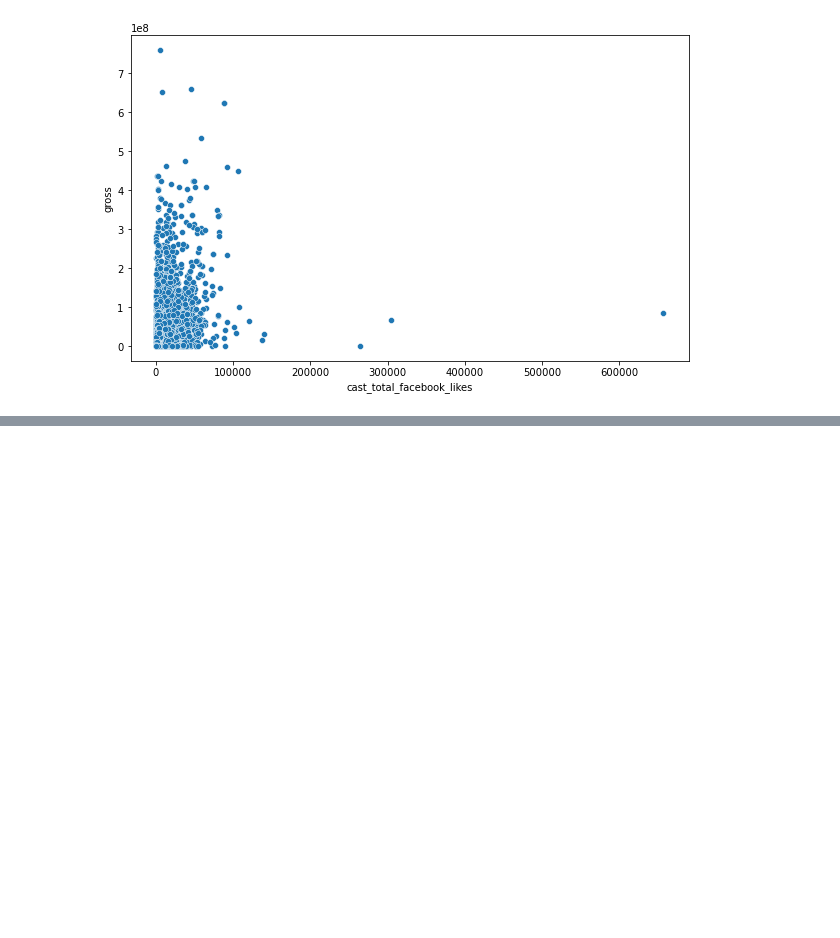
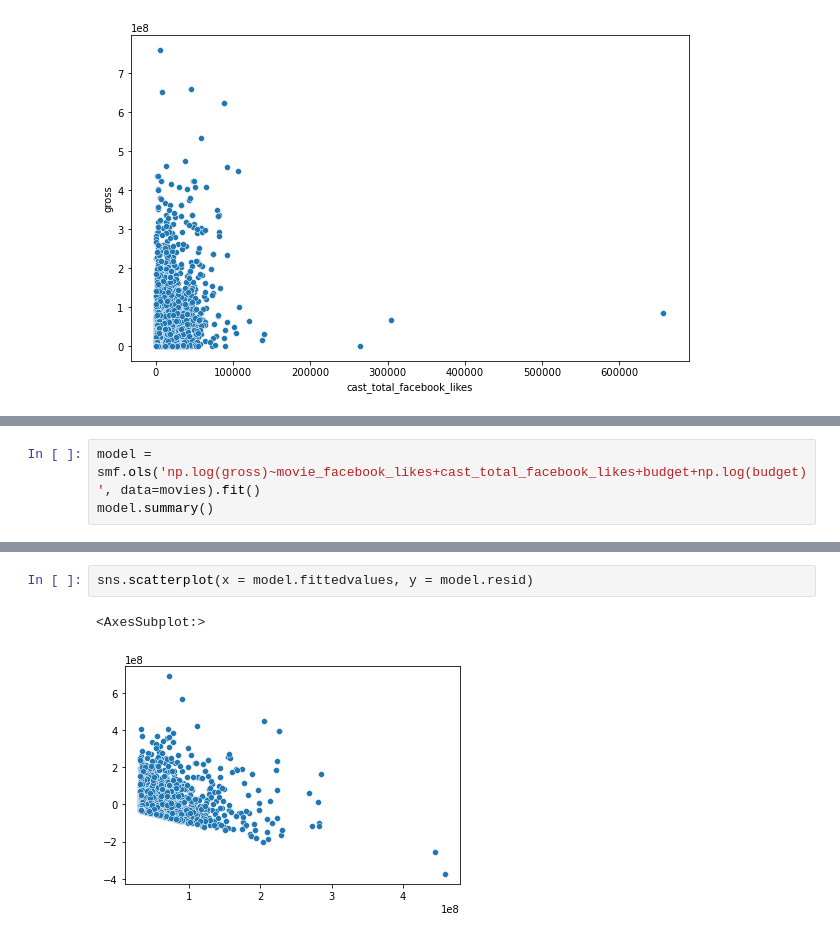
Before and after one commit to kennyeon/Too-Pullz-Project, a Jupyter notebook: IMDB_Regression.ipynb, the cells around one changed output, grey strips where cells are left out. Saved outputs shown, nothing was run; the diff lists cells and outputs as text; blank space fills up the shorter version.

```diff
--- a/IMDB_Regression.ipynb
+++ b/IMDB_Regression.ipynb
@@ -178,0 +324,3 @@ sns.scatterplot(x ='cast_total_facebook_likes',y = 'gross',data = movies)
+# %%
+model = smf.ols('np.log(gross)~movie_facebook_likes+cast_total_facebook_likes+budget+np.log(budget)', data=movies).fit()
+model.summary()
@@ -178,0 +352,5 @@ sns.scatterplot(x ='cast_total_facebook_likes',y = 'gross',data = movies)
+# %%
+sns.scatterplot(x = model.fittedvalues, y = model.resid)
+# %% [output]
+<AxesSubplot:>
+[figure, added]
```
Also changed, not shown: parts of 16 cells of this notebook.
